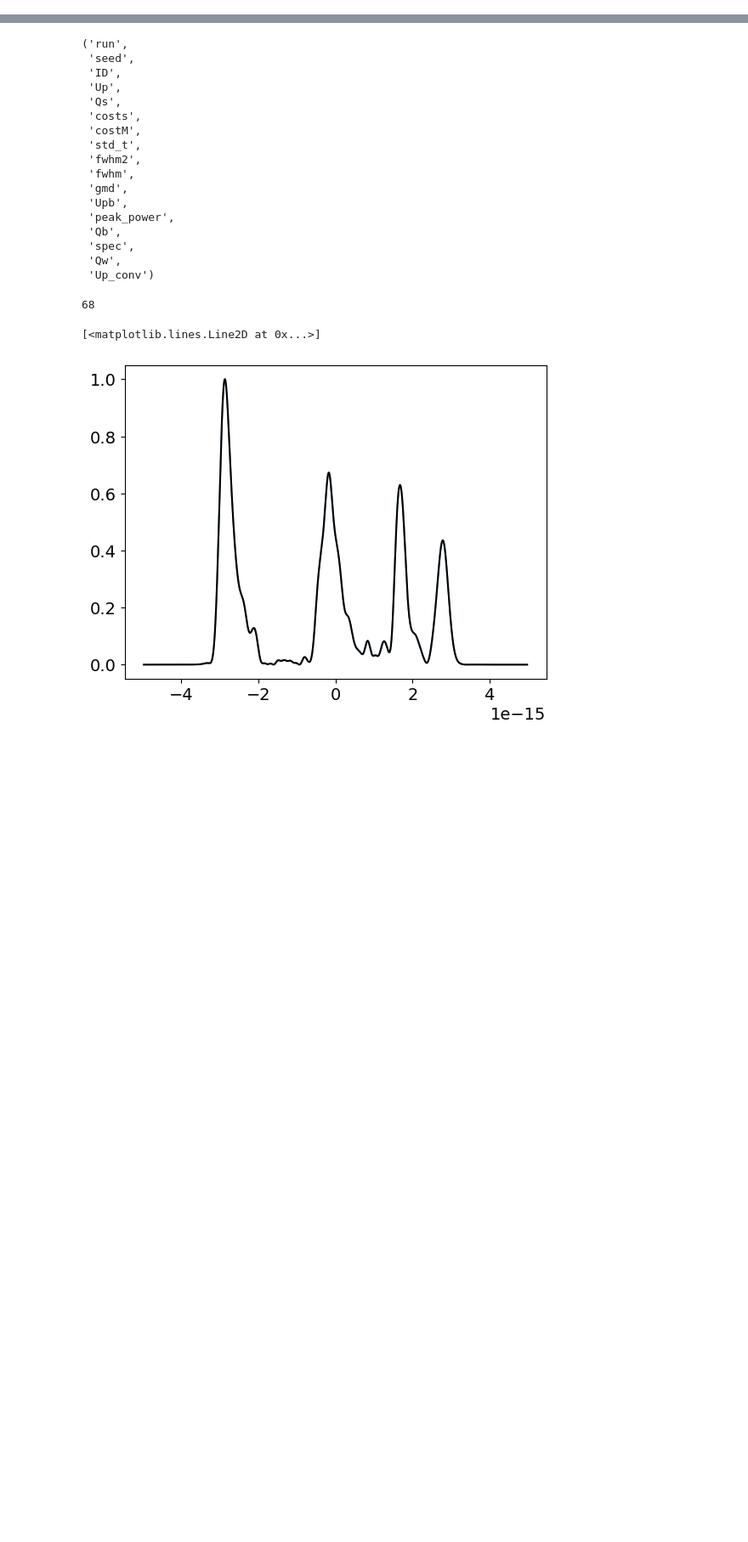
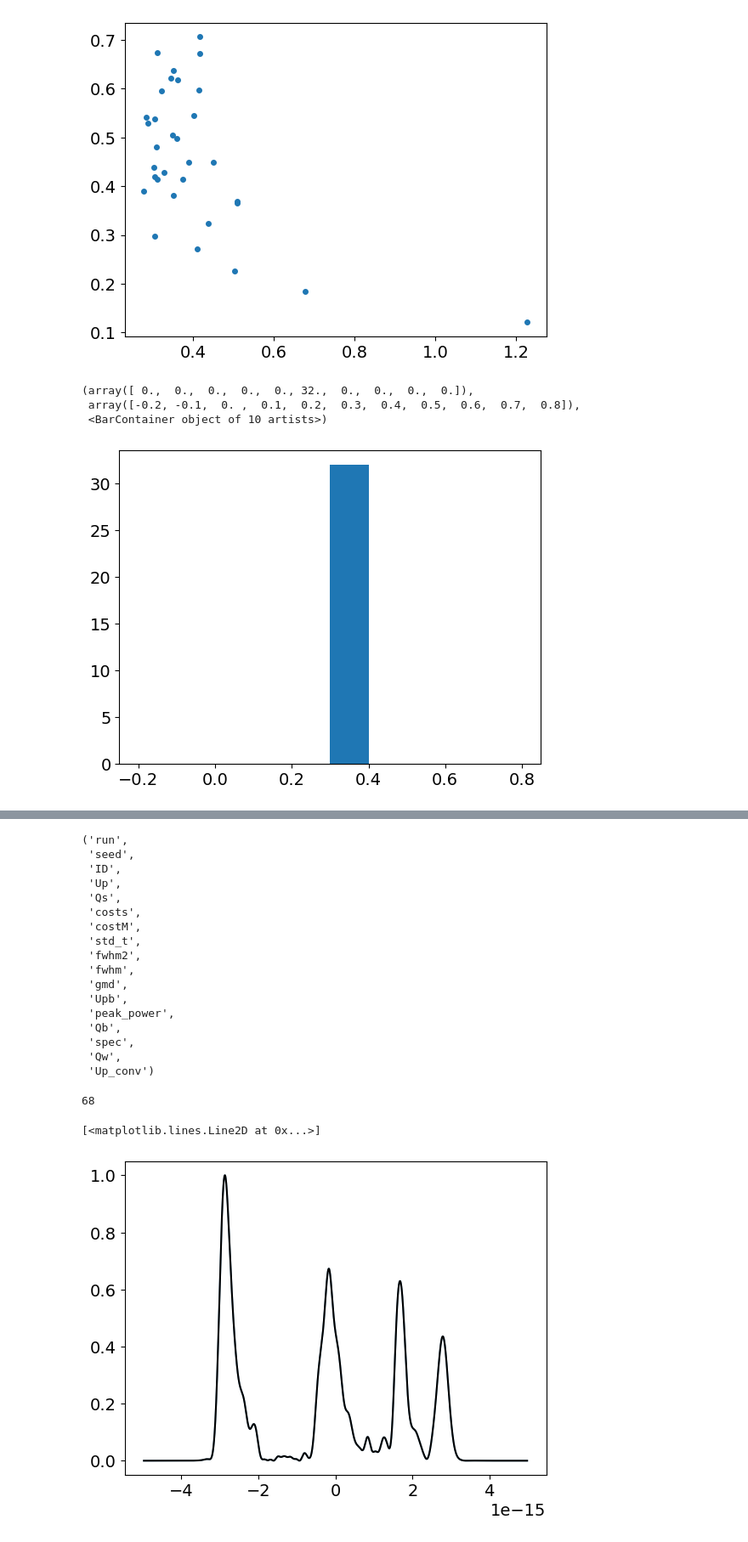
Before and after one commit to parisfranz/cVMI, a Jupyter notebook: clean recon July/plot_TWpaper.ipynb, the cells around one changed output, grey strips where cells are left out. Shown at 85% size. Cells and saved outputs as stored; diff of their text form; code cells hidden in the pictures; blank space fills up the shorter version.

```diff
--- a/clean recon July/plot_TWpaper.ipynb
+++ b/clean recon July/plot_TWpaper.ipynb
@@ -466,0 +479,11 @@ np.save(savename, datdict)
+# %%
+cut = (datall['Upb'] == True) & (datall['std_t_no_w']<40) & (datall['Up_conv']) & (datall['Qb'])
+plt.plot(datall[cut]['fwhm'], datall[cut]['peak_power'], 'o')
+plt.show()
+plt.hist(datall[cut]['Up'])
+# %% [output]
+[figure, added]
+(array([ 0.,  0.,  0.,  0.,  0., 32.,  0.,  0.,  0.,  0.]),
+ array([-0.2, -0.1,  0. ,  0.1,  0.2,  0.3,  0.4,  0.5,  0.6,  0.7,  0.8]),
+ <BarContainer object of 10 artists>)
+[figure, added]
```
Also changed, not shown: parts of 19 cells of this notebook, 2 other files.
